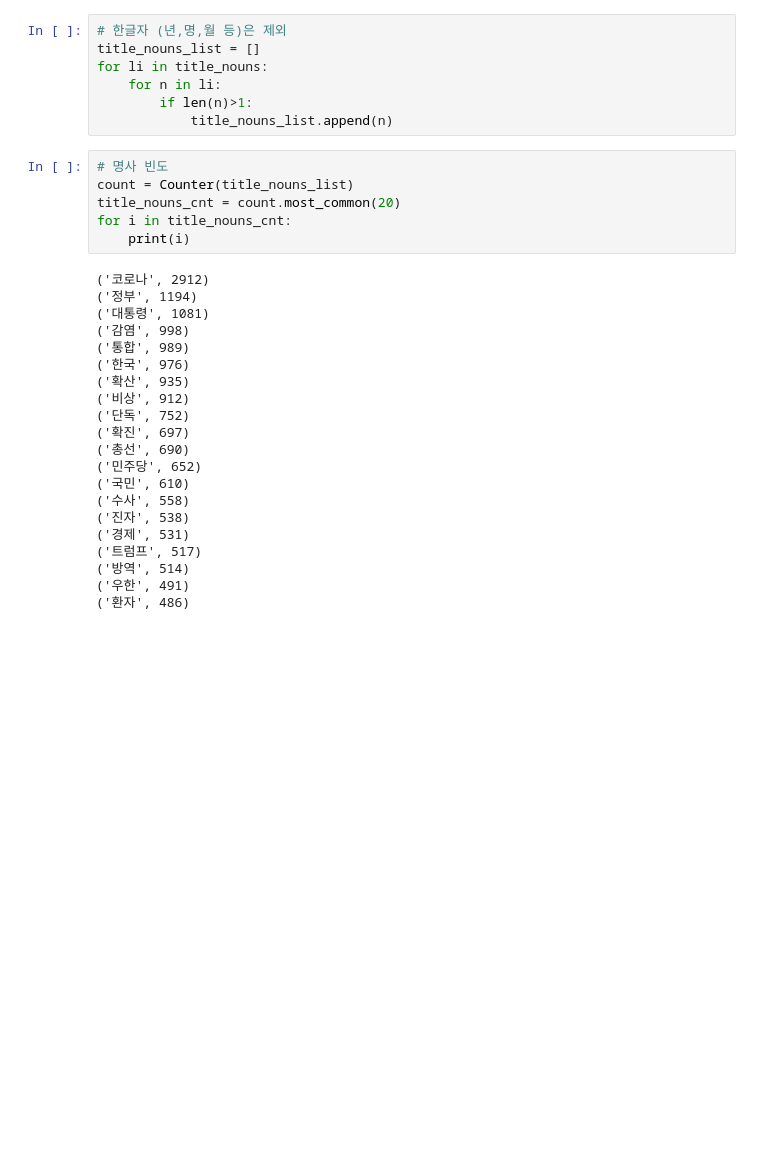
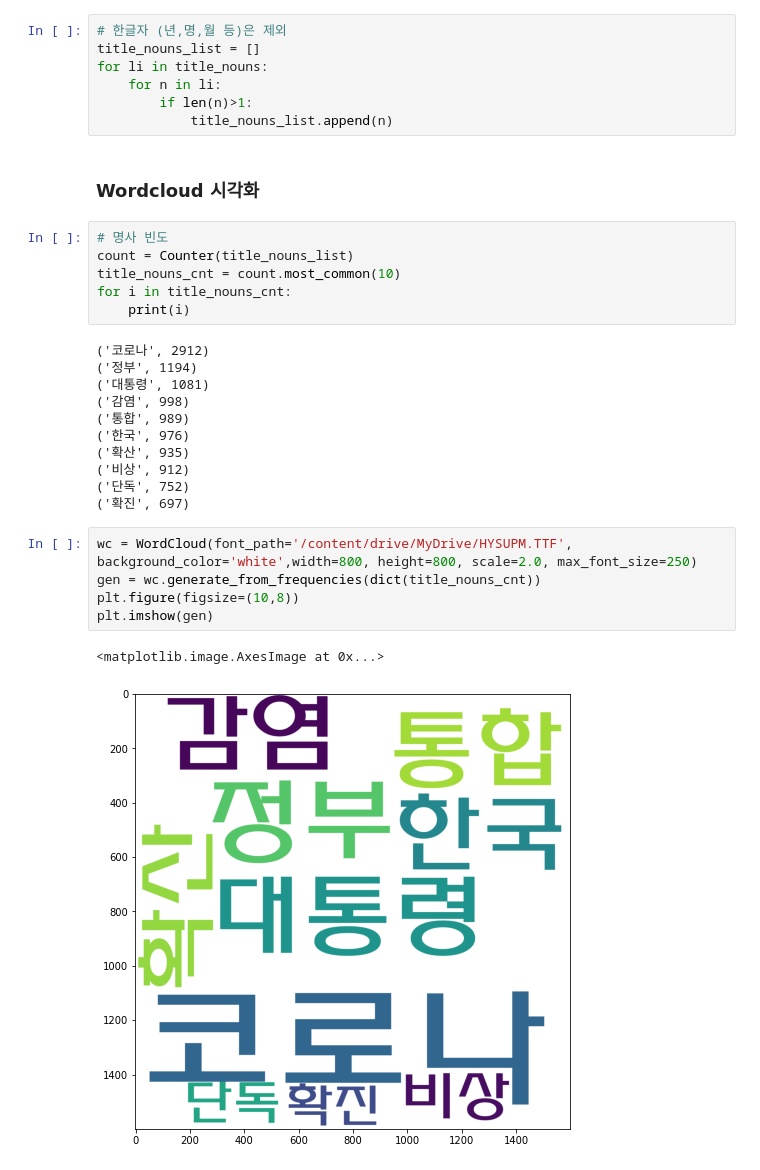
Before and after one commit to Hyun-Jun-Lee/News_Analysis, a Jupyter notebook: text_analysist.ipynb, the cells around one changed output. Saved outputs shown, nothing was run; the diff lists cells and outputs as text; blank space fills up the shorter version.

Commit message:
wordcloud

```diff
--- a/text_analysist.ipynb
+++ b/text_analysist.ipynb
@@ -203,10 +173,12 @@ for li in title_nouns:
     for n in li:
         if len(n)>1:
             title_nouns_list.append(n)
+# %% [markdown]
+### Wordcloud 시각화
 # %%
 # 명사 빈도
 count = Counter(title_nouns_list)
-title_nouns_cnt = count.most_common(20)
+title_nouns_cnt = count.most_common(10)
 for i in title_nouns_cnt:
     print(i)
 # %% [output]
@@ -220,13 +192,11 @@ for i in title_nouns_cnt:
 ('비상', 912)
 ('단독', 752)
 ('확진', 697)
-('총선', 690)
-('민주당', 652)
-('국민', 610)
-('수사', 558)
-('진자', 538)
-('경제', 531)
-('트럼프', 517)
-('방역', 514)
-('우한', 491)
-('환자', 486)
+# %%
+wc = WordCloud(font_path='/content/drive/MyDrive/HYSUPM.TTF', background_color='white',width=800, height=800, scale=2.0, max_font_size=250)
+gen = wc.generate_from_frequencies(dict(title_nouns_cnt))
+plt.figure(figsize=(10,8))
+plt.imshow(gen)
+# %% [output]
+<matplotlib.image.AxesImage at 0x...>
+[figure, added]
```
Also changed, not shown: parts of 7 cells of this notebook.
